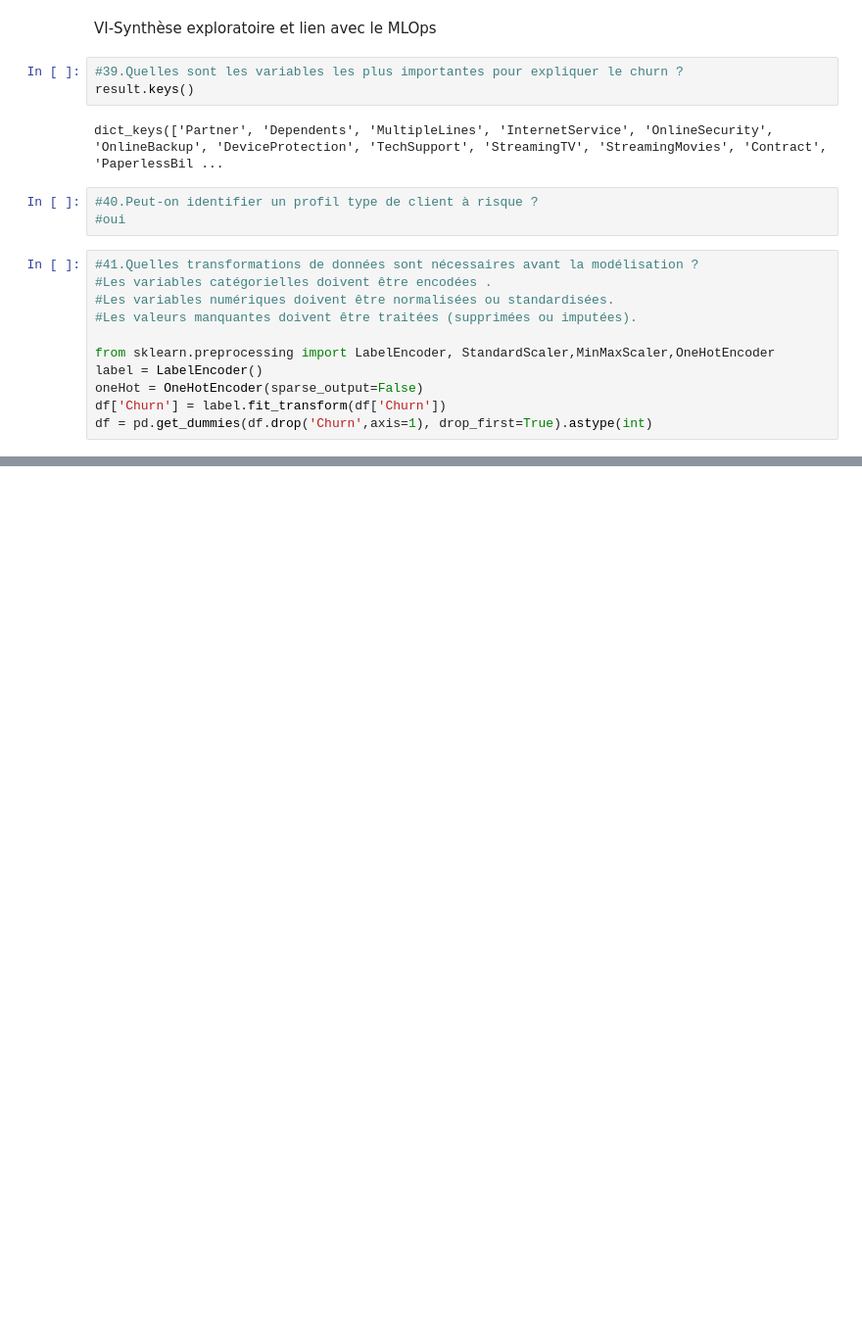
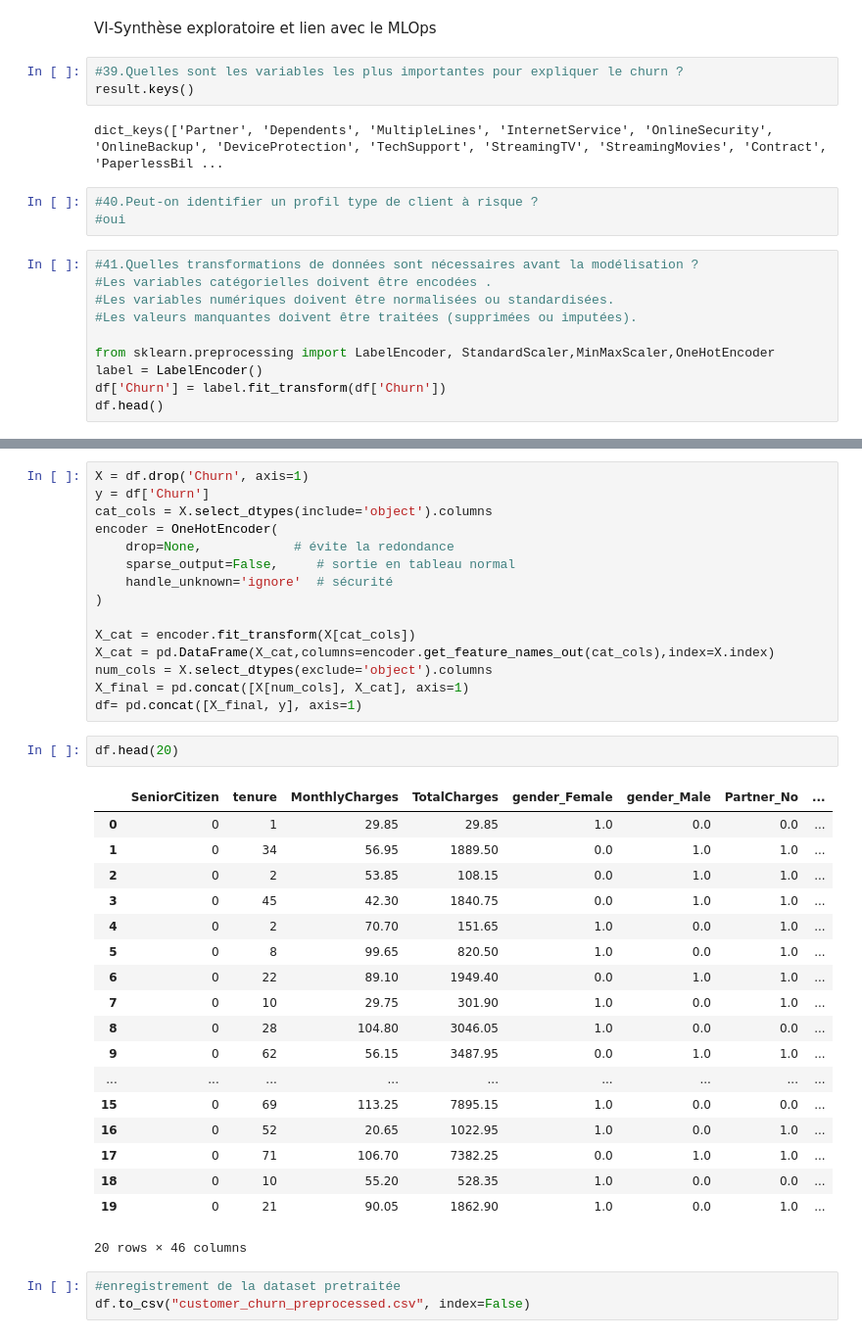
Before and after one commit to foyem10/MLops-dataset-customer-churn, a Jupyter notebook: EDA.ipynb, the cells around one changed output, grey strips where cells are left out. Shown at 98% size. Cells and saved outputs as stored; diff of their text form; blank space fills up the shorter version.

Commit message:
customer churn

```diff
--- a/EDA.ipynb
+++ b/EDA.ipynb
@@ -352,6 +352,5 @@ dict_keys(['Partner', 'Dependents', 'MultipleLines', 'InternetService', 'OnlineS
 
 from sklearn.preprocessing import LabelEncoder, StandardScaler,MinMaxScaler,OneHotEncoder
 label = LabelEncoder()
-oneHot = OneHotEncoder(sparse_output=False)
 df['Churn'] = label.fit_transform(df['Churn'])
-df = pd.get_dummies(df.drop('Churn',axis=1), drop_first=True).astype(int)
+df.head()
@@ -357,0 +364,39 @@ df = pd.get_dummies(df.drop('Churn',axis=1), drop_first=True).astype(int)
+# %%
+X = df.drop('Churn', axis=1)
+y = df['Churn']
+cat_cols = X.select_dtypes(include='object').columns
+encoder = OneHotEncoder(
+    drop=None,            # évite la redondance
+    sparse_output=False,     # sortie en tableau normal
+    handle_unknown='ignore'  # sécurité
+)
+
+X_cat = encoder.fit_transform(X[cat_cols])
+X_cat = pd.DataFrame(X_cat,columns=encoder.get_feature_names_out(cat_cols),index=X.index)
+num_cols = X.select_dtypes(exclude='object').columns
+X_final = pd.concat([X[num_cols], X_cat], axis=1)
+df= pd.concat([X_final, y], axis=1)
+# %%
+df.head(20)
+# %% [output]
+|  | SeniorCitizen | tenure | MonthlyCharges | TotalCharges | gender_Female | gender_Male | Partner_No | ... |
+| 0 | 0 | 1 | 29.85 | 29.85 | 1.0 | 0.0 | 0.0 | ... |
+| 1 | 0 | 34 | 56.95 | 1889.50 | 0.0 | 1.0 | 1.0 | ... |
+| 2 | 0 | 2 | 53.85 | 108.15 | 0.0 | 1.0 | 1.0 | ... |
+| 3 | 0 | 45 | 42.30 | 1840.75 | 0.0 | 1.0 | 1.0 | ... |
+| 4 | 0 | 2 | 70.70 | 151.65 | 1.0 | 0.0 | 1.0 | ... |
+| 5 | 0 | 8 | 99.65 | 820.50 | 1.0 | 0.0 | 1.0 | ... |
+| 6 | 0 | 22 | 89.10 | 1949.40 | 0.0 | 1.0 | 1.0 | ... |
+| 7 | 0 | 10 | 29.75 | 301.90 | 1.0 | 0.0 | 1.0 | ... |
+| 8 | 0 | 28 | 104.80 | 3046.05 | 1.0 | 0.0 | 0.0 | ... |
+| 9 | 0 | 62 | 56.15 | 3487.95 | 0.0 | 1.0 | 1.0 | ... |
+| ... | ... | ... | ... | ... | ... | ... | ... | ... |
+| 15 | 0 | 69 | 113.25 | 7895.15 | 1.0 | 0.0 | 0.0 | ... |
+| 16 | 0 | 52 | 20.65 | 1022.95 | 1.0 | 0.0 | 1.0 | ... |
+| 17 | 0 | 71 | 106.70 | 7382.25 | 0.0 | 1.0 | 1.0 | ... |
+| 18 | 0 | 10 | 55.20 | 528.35 | 1.0 | 0.0 | 0.0 | ... |
+| 19 | 0 | 21 | 90.05 | 1862.90 | 1.0 | 0.0 | 1.0 | ... |
+20 rows × 46 columns
+# %%
+#enregistrement de la dataset pretraitée
+df.to_csv("customer_churn_preprocessed.csv", index=False)
```
Also changed, not shown: parts of 1 cell of this notebook.
